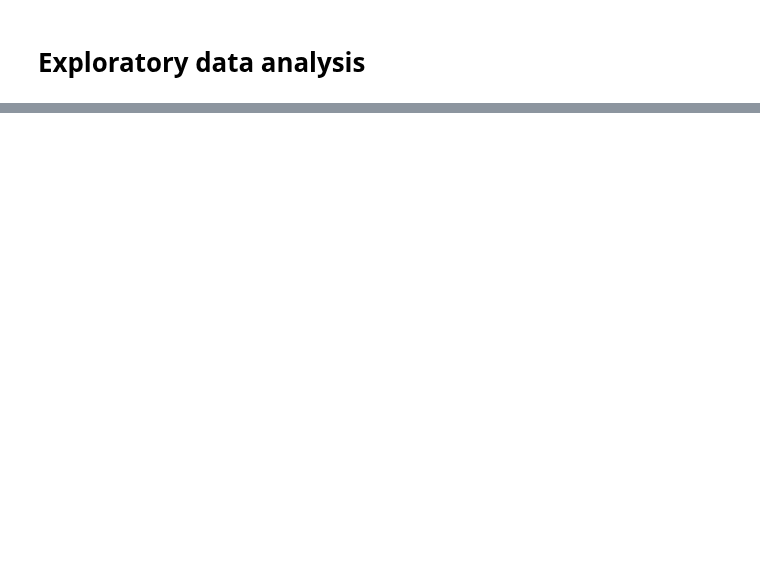
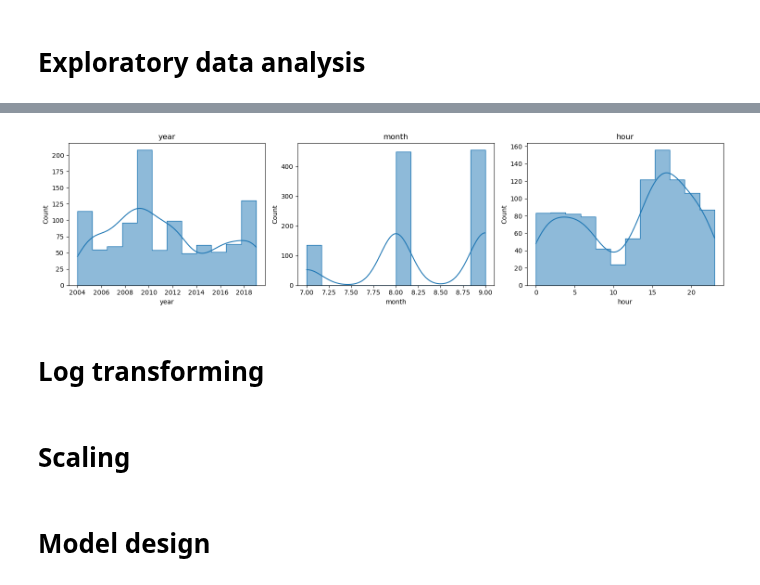
Before and after one commit to mendrika-mdg/EPS-Impact-Case-AI-Nowcasting, a Jupyter notebook: model/dakar/lead-time-t1/model-dakar-t1.ipynb, the cells around one changed output, grey strips where cells are left out. Saved outputs shown, nothing was run; the diff lists cells and outputs as text; code cells hidden in the pictures; blank space fills up the shorter version.

```diff
--- a/model/dakar/lead-time-t1/model-dakar-t1.ipynb
+++ b/model/dakar/lead-time-t1/model-dakar-t1.ipynb
@@ -62,0 +173,21 @@ for feature in ['wp1', 'size1', 'd1']:
+# %%
+positive_df = df[df[f'Cb_dakar_t{lead_time}'] == 1]
+
+time_features = ['year', 'month', 'hour']
+
+fig, axes = plt.subplots(nrows=1, ncols=3, figsize=(15, 4))
+plt.subplots_adjust(wspace=0.4)
+
+for idx, feature in enumerate(time_features):
+    ax = axes[idx]
+    sns.histplot(data=positive_df, x=feature, kde=True, ax=ax, element="step")
+    ax.set_title(f'{feature}')
+    ax.set_xlabel(feature)
+    ax.set_ylabel('Count')
+
+plt.tight_layout()
+plt.show()
+# %% [output]
+[figure, added]
+# %% [markdown]
+# Log transforming
@@ -62,0 +199,2 @@ for feature in ['wp1', 'size1', 'd1']:
+# %% [markdown]
+# Scaling
@@ -62,0 +219,2 @@ for feature in ['wp1', 'size1', 'd1']:
+# %% [markdown]
+# Model design
```
Also changed, not shown: parts of 32 cells of this notebook, 11 other files.
